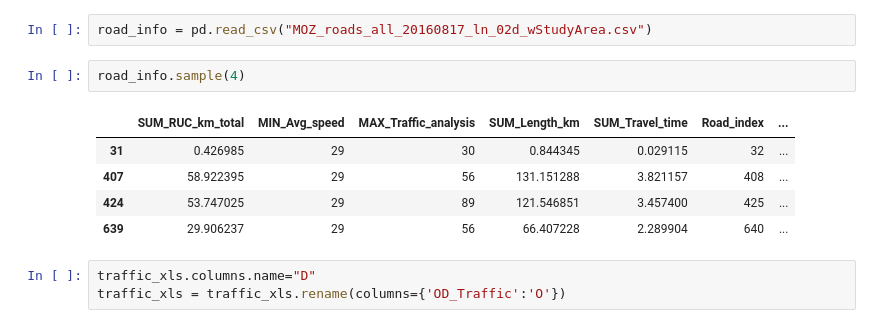
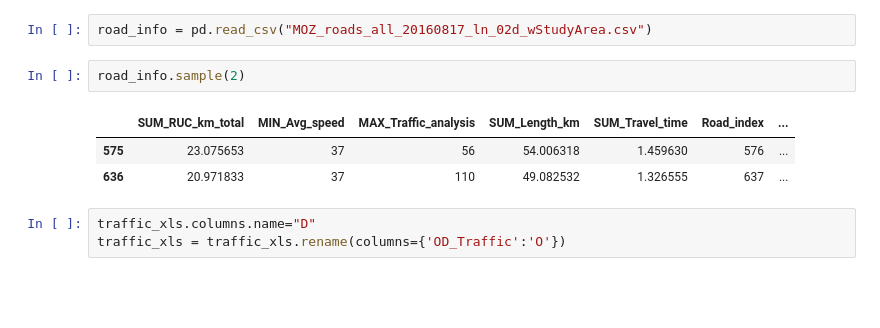
Before and after one commit to julierozz/mozambique, a Jupyter notebook: initial_analysis.ipynb, the cells around one changed output. Drawn from its saved outputs; the diff is of its cells as text; blank space fills up the shorter version.

```diff
--- a/initial_analysis.ipynb
+++ b/initial_analysis.ipynb
@@ -53,13 +47,11 @@ OD_info = OD_info.rename(columns={'INDEX_OD':'road_index'})
 # %%
 road_info = pd.read_csv("MOZ_roads_all_20160817_ln_02d_wStudyArea.csv")
 # %%
-road_info.sample(4)
+road_info.sample(2)
 # %% [output]
 |  | SUM_RUC_km_total | MIN_Avg_speed | MAX_Traffic_analysis | SUM_Length_km | SUM_Travel_time | Road_index | ... |
-| 31 | 0.426985 | 29 | 30 | 0.844345 | 0.029115 | 32 | ... |
-| 407 | 58.922395 | 29 | 56 | 131.151288 | 3.821157 | 408 | ... |
-| 424 | 53.747025 | 29 | 89 | 121.546851 | 3.457400 | 425 | ... |
-| 639 | 29.906237 | 29 | 56 | 66.407228 | 2.289904 | 640 | ... |
+| 575 | 23.075653 | 37 | 56 | 54.006318 | 1.459630 | 576 | ... |
+| 636 | 20.971833 | 37 | 110 | 49.082532 | 1.326555 | 637 | ... |
 # %%
 traffic_xls.columns.name="D"
 traffic_xls = traffic_xls.rename(columns={'OD_Traffic':'O'})
```
Also changed, not shown: parts of 22 cells of this notebook.
